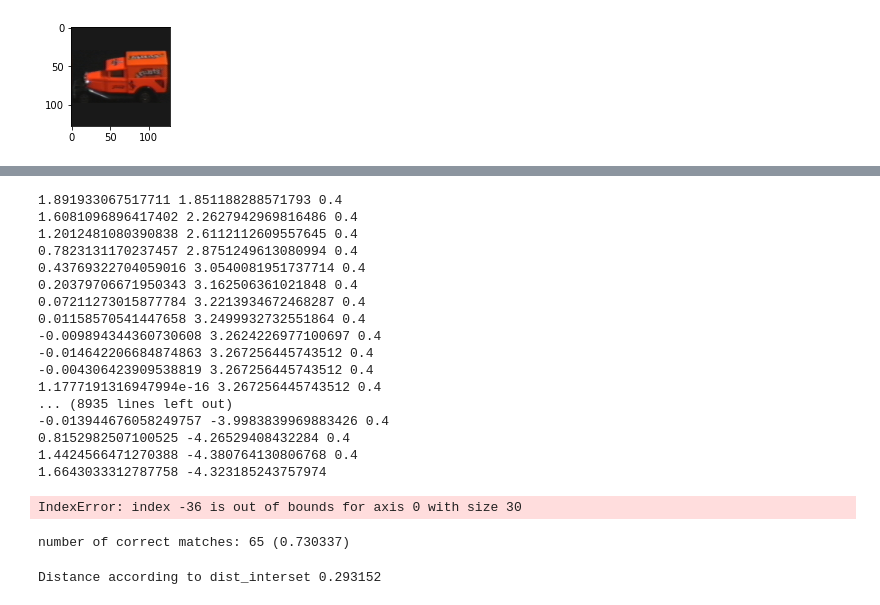
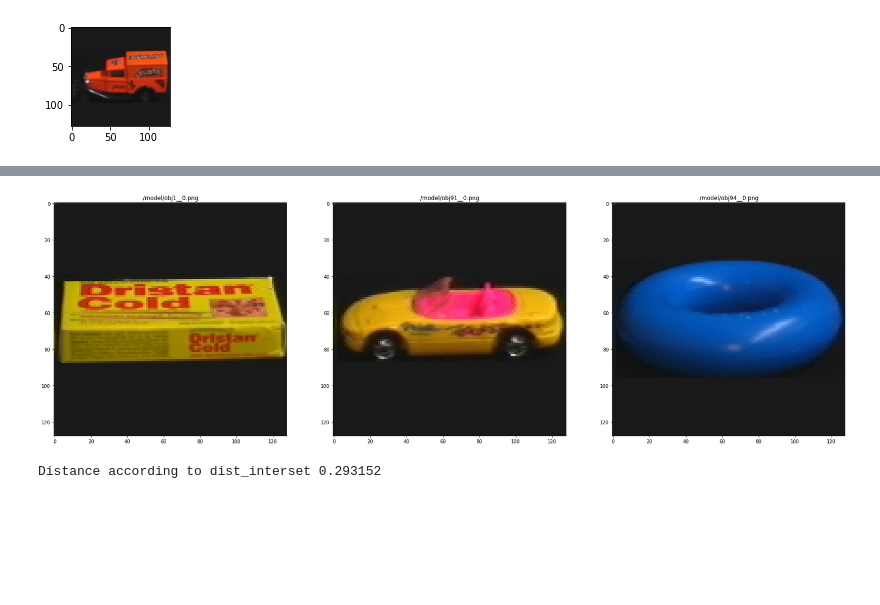
Before and after one commit to lorenzoloretucci/AML-HW1, a Jupyter notebook: Part2.ipynb, the cells around one changed output, grey strips where cells are left out. Drawn from its saved outputs; the diff is of its cells as text; code cells hidden in the pictures; blank space fills up the shorter version.

```diff
--- a/Part2.ipynb
+++ b/Part2.ipynb
@@ -484,33 +462,20 @@ KeyboardInterrupt:
-# %%
-dist_type = 'intersect';
-hist_type = 'dxdy';
-num_bins = 30;
-
-[best_match, D] = find_best_match(model_images, query_images, dist_type, hist_type, num_bins)
-# %% [output]
-1.891933067517711 1.851188288571793 0.4
-1.6081096896417402 2.2627942969816486 0.4
-1.2012481080390838 2.6112112609557645 0.4
-0.7823131170237457 2.8751249613080994 0.4
-0.43769322704059016 3.0540081951737714 0.4
-0.20379706671950343 3.162506361021848 0.4
-0.07211273015877784 3.2213934672468287 0.4
-0.01158570541447658 3.2499932732551864 0.4
--0.009894344360730608 3.2624226977100697 0.4
--0.014642206684874863 3.267256445743512 0.4
--0.004306423909538819 3.267256445743512 0.4
-1.1777191316947994e-16 3.267256445743512 0.4
-... (8935 lines left out)
--0.013944676058249757 -3.9983839969883426 0.4
-0.8152982507100525 -4.26529408432284 0.4
-1.4424566471270388 -4.380764130806768 0.4
-1.6643033312787758 -4.323185243757974
-IndexError: index -36 is out of bounds for axis 0 with size 30
-# %%
-num_correct = sum( best_match == range(len(query_images)) )
-print('number of correct matches: %d (%f)\n'% (num_correct, 1.0 * num_correct / len(query_images)))
-# %% [output]
-number of correct matches: 65 (0.730337)
+# %%
+image_files1 = ['./model/obj1__0.png']
+image_files2 = ['./model/obj91__0.png', './model/obj94__0.png']
+
+plt.figure()
+plt.subplot(1,3,1); plt.imshow(np.array(Image.open(image_files1[0])), vmin=0, vmax=255); plt.title(image_files1[0])
+plt.subplot(1,3,2); plt.imshow(np.array(Image.open(image_files2[0])), vmin=0, vmax=255); plt.title(image_files2[0])
+plt.subplot(1,3,3); plt.imshow(np.array(Image.open(image_files2[1])), vmin=0, vmax=255); plt.title(image_files2[1])
+plt.show()
+
+img1_color = np.array(Image.open(image_files1[0]))
+img2_color = np.array(Image.open(image_files2[0]))
+num_bins_color = 30
+hist1_rgb = rgb_hist(img1_color.astype('double'), num_bins_color)
+hist2_rgb = rgb_hist(img2_color.astype('double'), num_bins_color)
+# %% [output]
+[figure, added]
 # %%
 def dist_intersect(x,y):
 
```
Also changed, not shown: parts of 15 cells of this notebook, 1 other file.
